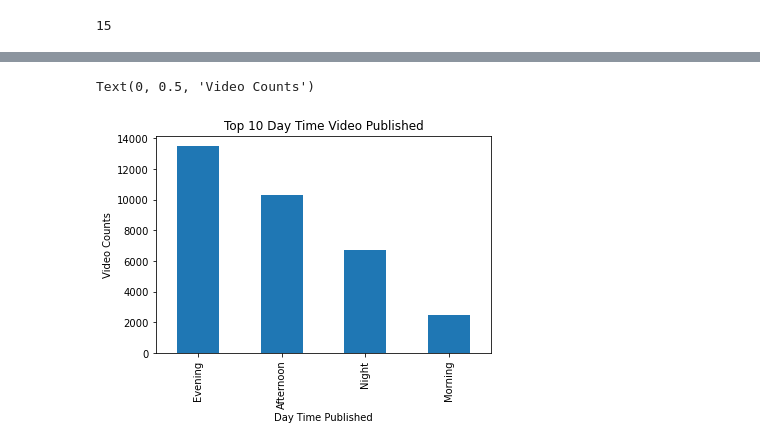
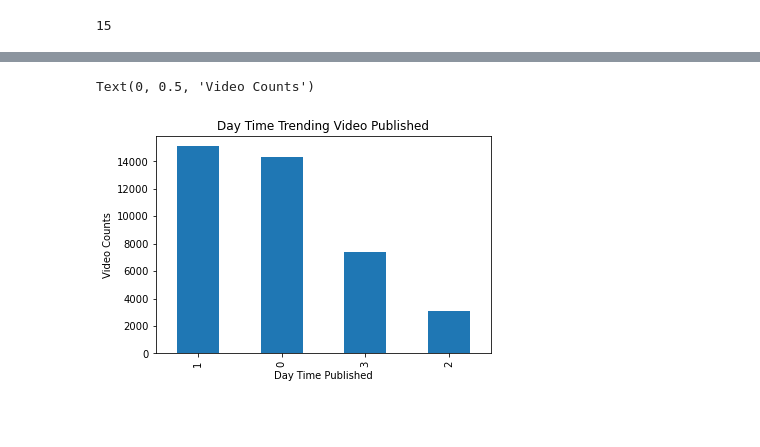
Before and after one commit to xinah3131/youtube-trend-prediction, a Jupyter notebook: Exploratory Data Analysis.ipynb, the cells around one changed output, grey strips where cells are left out. Cells and saved outputs as stored; diff of their text form; code cells hidden in the pictures; blank space fills up the shorter version.

```diff
--- a/Exploratory Data Analysis.ipynb
+++ b/Exploratory Data Analysis.ipynb
@@ -8,3 +12,3 @@ import matplotlib.pylab as plt
 # %%
 df = pd.read_csv(r'C:\Users\LEGION\Desktop\MMU\Data Science Fundamental\Project\Prediction of Video\dataset\merged.csv')
-df.drop(['Unnamed: 0'],axis=1)
+df = df.drop(['Unnamed: 0'],axis=1)
@@ -110,10 +144,10 @@ plt.show()
 # %%
 daytimes = df.loc[df['trendingOrNot'] == 1, 'daytime']
 
-ax = daytimes.value_counts().head()\
-.plot(kind='bar',title='Top 10 Day Time Video Published')
+ax = daytimes.value_counts()\
+.plot(kind='bar',title='Day Time Trending Video Published')
 ax.set_xlabel('Day Time Published')
 ax.set_ylabel('Video Counts')
 # %% [output]
 Text(0, 0.5, 'Video Counts')
-[figure, old version]
+[figure, new version]
```
Also changed, not shown: parts of 76 cells of this notebook.
